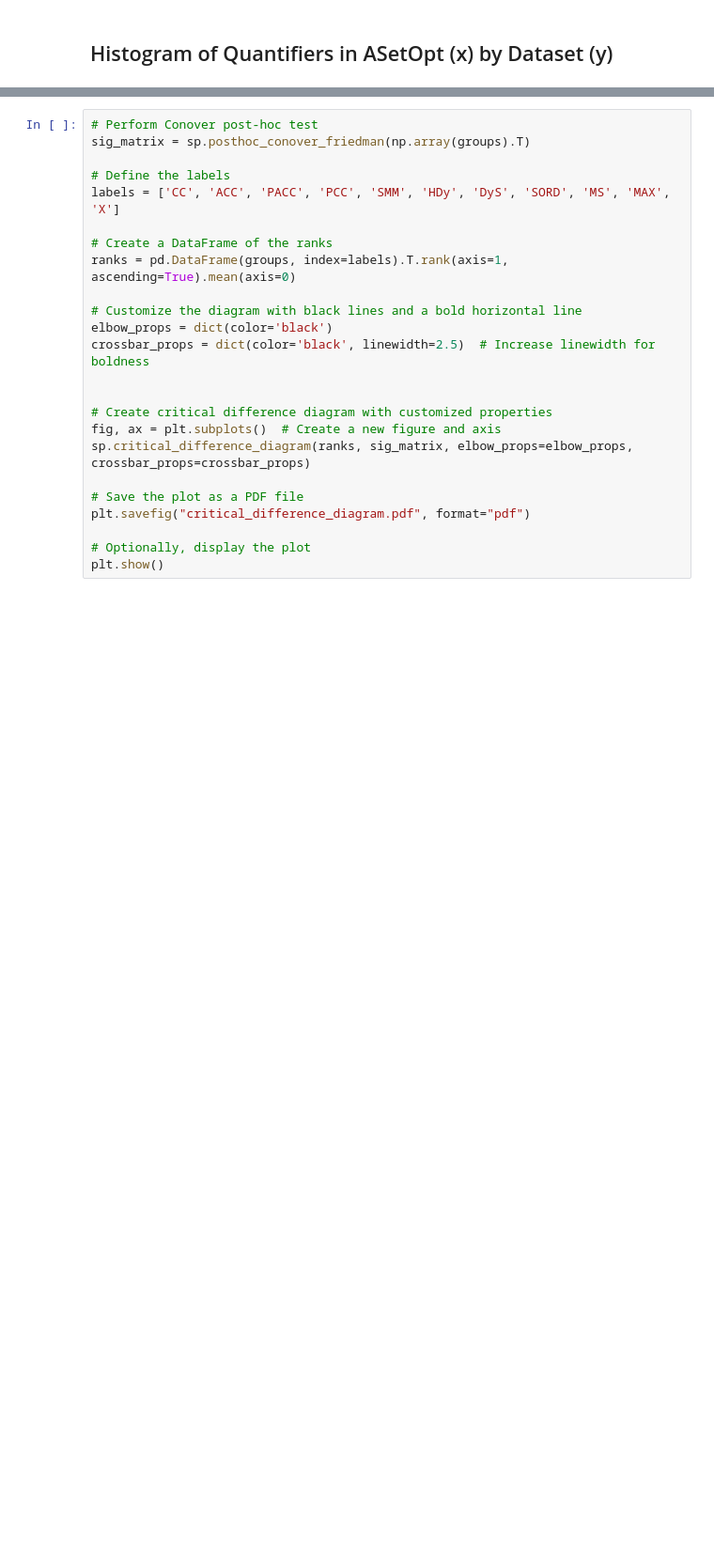
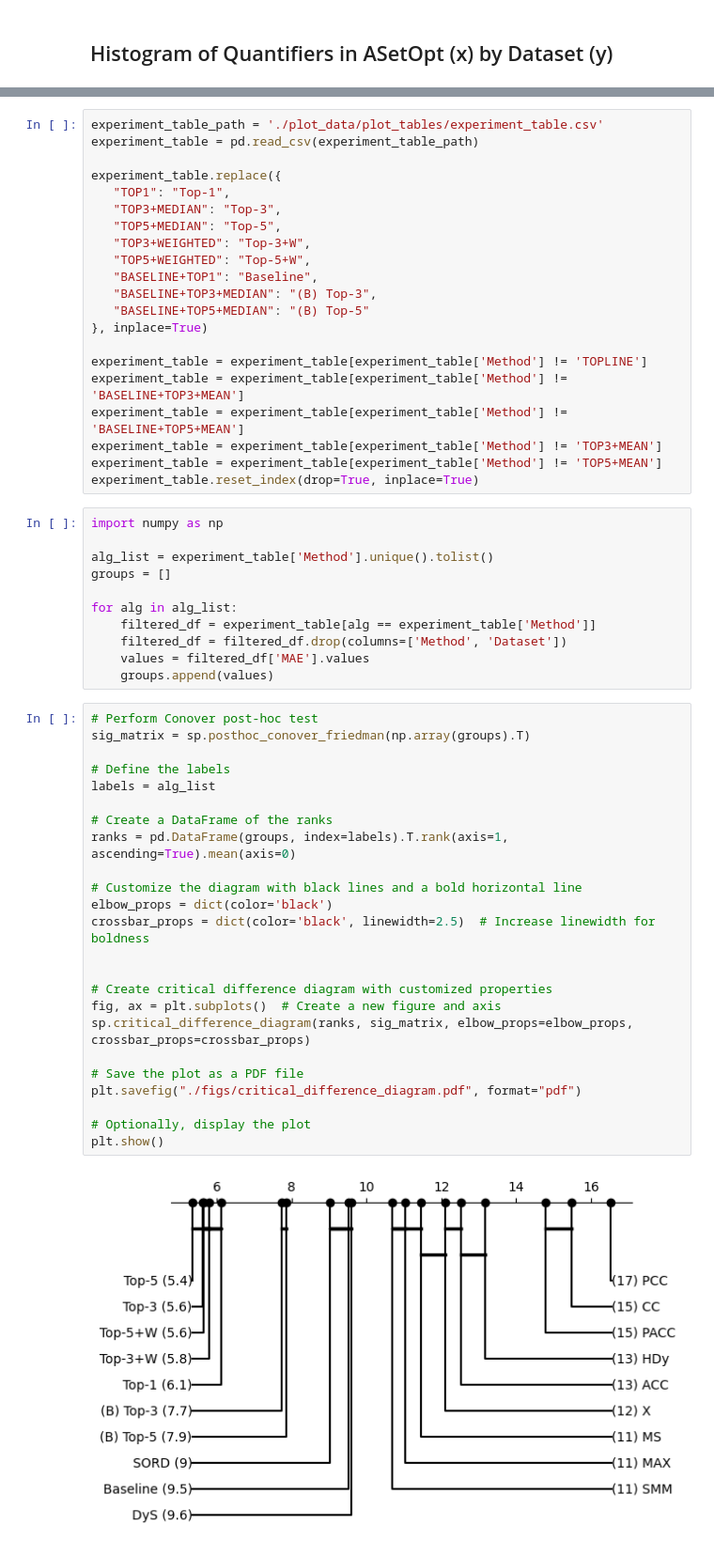
Before and after one commit to Bachega/lequa2024_workshop, a Jupyter notebook: plots.ipynb, the cells around one changed output, grey strips where cells are left out. Shown at 94% size. Saved outputs shown, nothing was run; the diff lists cells and outputs as text; blank space fills up the shorter version.

```diff
--- a/plots.ipynb
+++ b/plots.ipynb
@@ -163,24 +152,58 @@ print(x)
+# %%
+experiment_table_path = './plot_data/plot_tables/experiment_table.csv'
+experiment_table = pd.read_csv(experiment_table_path)
+
+experiment_table.replace({
+   "TOP1": "Top-1",
+   "TOP3+MEDIAN": "Top-3",
+   "TOP5+MEDIAN": "Top-5",
+   "TOP3+WEIGHTED": "Top-3+W",
+   "TOP5+WEIGHTED": "Top-5+W",
+   "BASELINE+TOP1": "Baseline",
+   "BASELINE+TOP3+MEDIAN": "(B) Top-3",
+   "BASELINE+TOP5+MEDIAN": "(B) Top-5"
+}, inplace=True)
+
+experiment_table = experiment_table[experiment_table['Method'] != 'TOPLINE']
+experiment_table = experiment_table[experiment_table['Method'] != 'BASELINE+TOP3+MEAN']
+experiment_table = experiment_table[experiment_table['Method'] != 'BASELINE+TOP5+MEAN']
+experiment_table = experiment_table[experiment_table['Method'] != 'TOP3+MEAN']
+experiment_table = experiment_table[experiment_table['Method'] != 'TOP5+MEAN']
+experiment_table.reset_index(drop=True, inplace=True)
+# %%
+import numpy as np
+
+alg_list = experiment_table['Method'].unique().tolist()
+groups = []
+
+for alg in alg_list:
+    filtered_df = experiment_table[alg == experiment_table['Method']]
+    filtered_df = filtered_df.drop(columns=['Method', 'Dataset'])
+    values = filtered_df['MAE'].values
+    groups.append(values)
 # %%
 # Perform Conover post-hoc test
 sig_matrix = sp.posthoc_conover_friedman(np.array(groups).T)
 
 # Define the labels
-labels = ['CC', 'ACC', 'PACC', 'PCC', 'SMM', 'HDy', 'DyS', 'SORD', 'MS', 'MAX', 'X']
+labels = alg_list
 
 # Create a DataFrame of the ranks
 ranks = pd.DataFrame(groups, index=labels).T.rank(axis=1, ascending=True).mean(axis=0)
 
 # Customize the diagram with black lines and a bold horizontal line
 elbow_props = dict(color='black')
 crossbar_props = dict(color='black', linewidth=2.5)  # Increase linewidth for boldness
 
 
 # Create critical difference diagram with customized properties
 fig, ax = plt.subplots()  # Create a new figure and axis
 sp.critical_difference_diagram(ranks, sig_matrix, elbow_props=elbow_props, crossbar_props=crossbar_props)
 
 # Save the plot as a PDF file
-plt.savefig("critical_difference_diagram.pdf", format="pdf")
+plt.savefig("./figs/critical_difference_diagram.pdf", format="pdf")
 
 # Optionally, display the plot
 plt.show()
+# %% [output]
+[figure, added]
```
Also changed, not shown: parts of 7 cells of this notebook, 18 other files.
